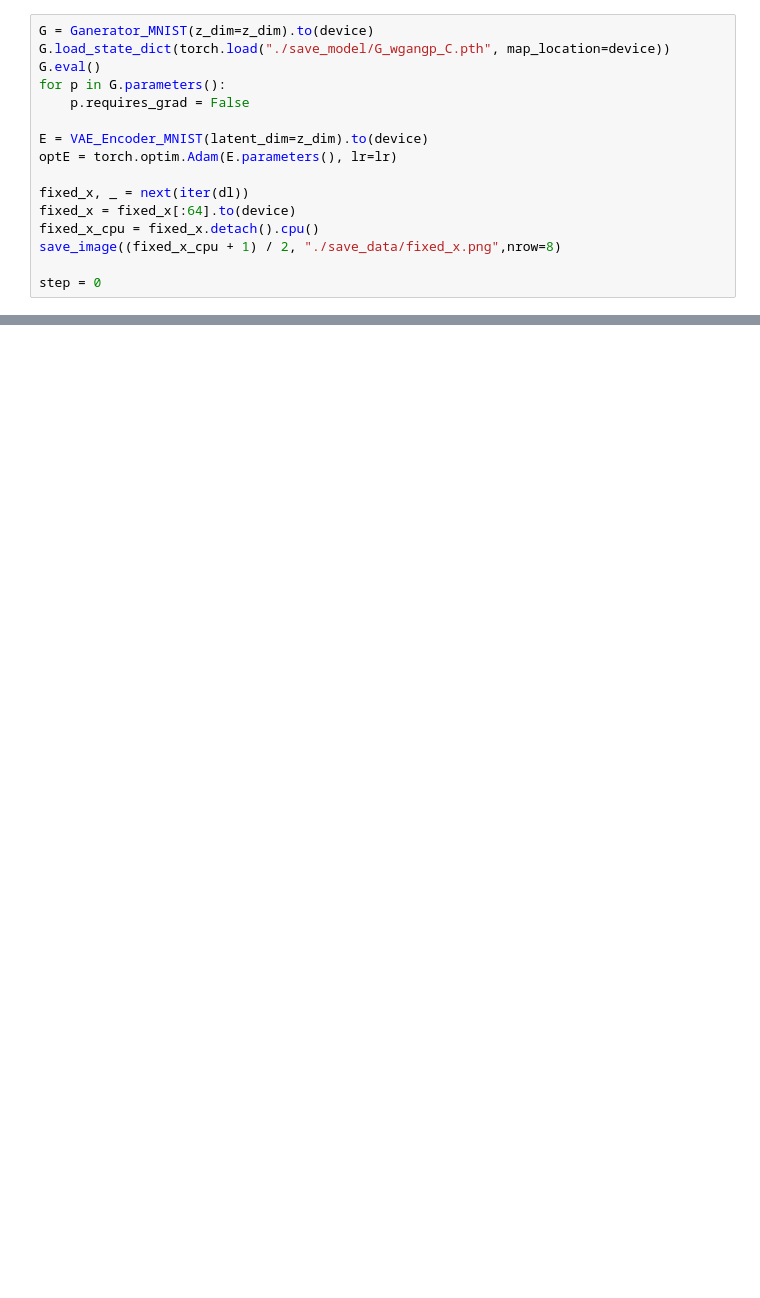
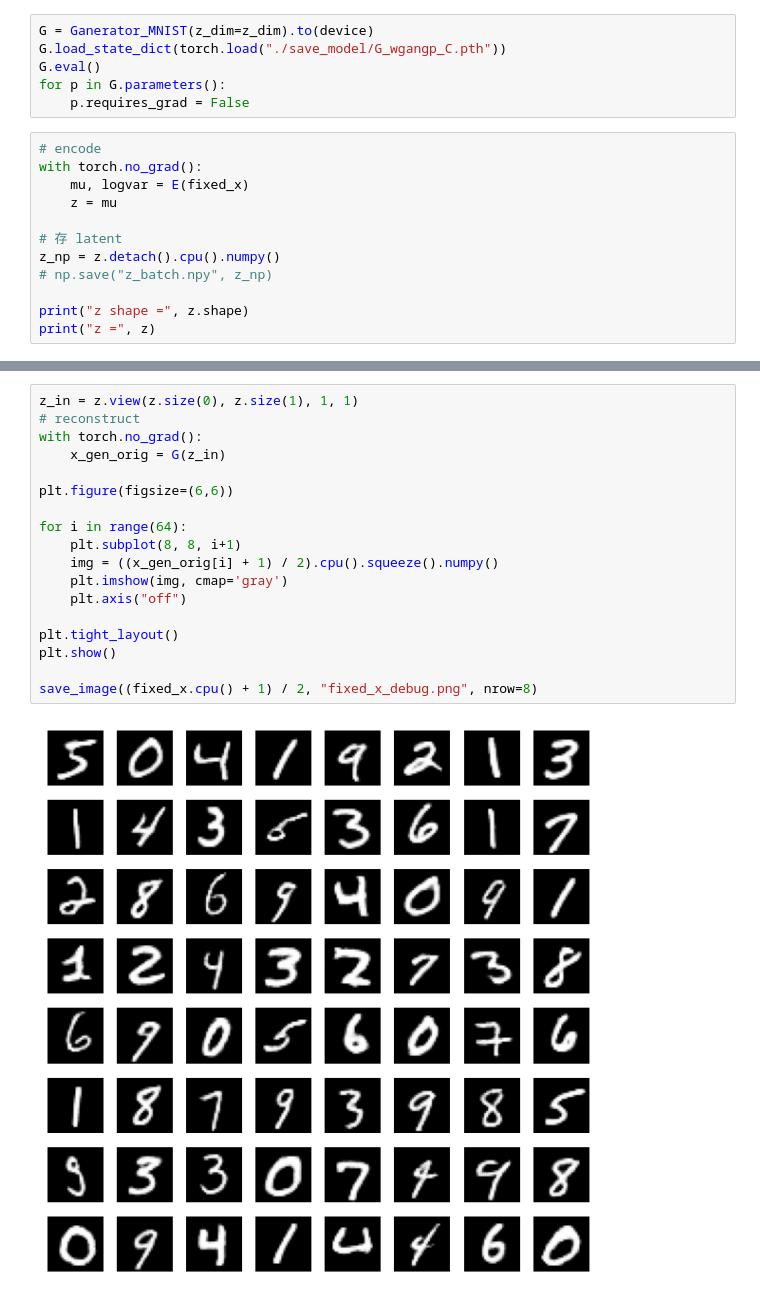
Before and after one commit to cora0526/LatentSemCom, a Jupyter notebook: test.ipynb, the cells around one changed output, grey strips where cells are left out. Cells and saved outputs as stored; diff of their text form; blank space fills up the shorter version.

```diff
--- a/test.ipynb
+++ b/test.ipynb
@@ -50,16 +53,18 @@ dl = DataLoader(ds, batch_size=batch_size, shuffle=True, num_workers=0, pin_memo
 # %%
 G = Ganerator_MNIST(z_dim=z_dim).to(device)
-G.load_state_dict(torch.load("./save_model/G_wgangp_C.pth", map_location=device))
+G.load_state_dict(torch.load("./save_model/G_wgangp_C.pth"))
 G.eval()
 for p in G.parameters():
     p.requires_grad = False
-
-E = VAE_Encoder_MNIST(latent_dim=z_dim).to(device)
-optE = torch.optim.Adam(E.parameters(), lr=lr)
-
-fixed_x, _ = next(iter(dl))
-fixed_x = fixed_x[:64].to(device)
-fixed_x_cpu = fixed_x.detach().cpu()
-save_image((fixed_x_cpu + 1) / 2, "./save_data/fixed_x.png",nrow=8)
-
-step = 0
+# %%
+# encode
+with torch.no_grad():
+    mu, logvar = E(fixed_x)
+    z = mu
+
+# 存 latent
+z_np = z.detach().cpu().numpy()
+# np.save("z_batch.npy", z_np)
+
+print("z shape =", z.shape)
+print("z =", z)
@@ -65,0 +81,20 @@ step = 0
+# %%
+z_in = z.view(z.size(0), z.size(1), 1, 1)
+# reconstruct
+with torch.no_grad():
+    x_gen_orig = G(z_in)
+
+plt.figure(figsize=(6,6))
+
+for i in range(64):
+    plt.subplot(8, 8, i+1)
+    img = ((x_gen_orig[i] + 1) / 2).cpu().squeeze().numpy()
+    plt.imshow(img, cmap='gray')
+    plt.axis("off")
+
+plt.tight_layout()
+plt.show()
+
+save_image((fixed_x.cpu() + 1) / 2, "fixed_x_debug.png", nrow=8)
+# %% [output]
+[figure, added]
```
Also changed, not shown: parts of 21 cells of this notebook.
